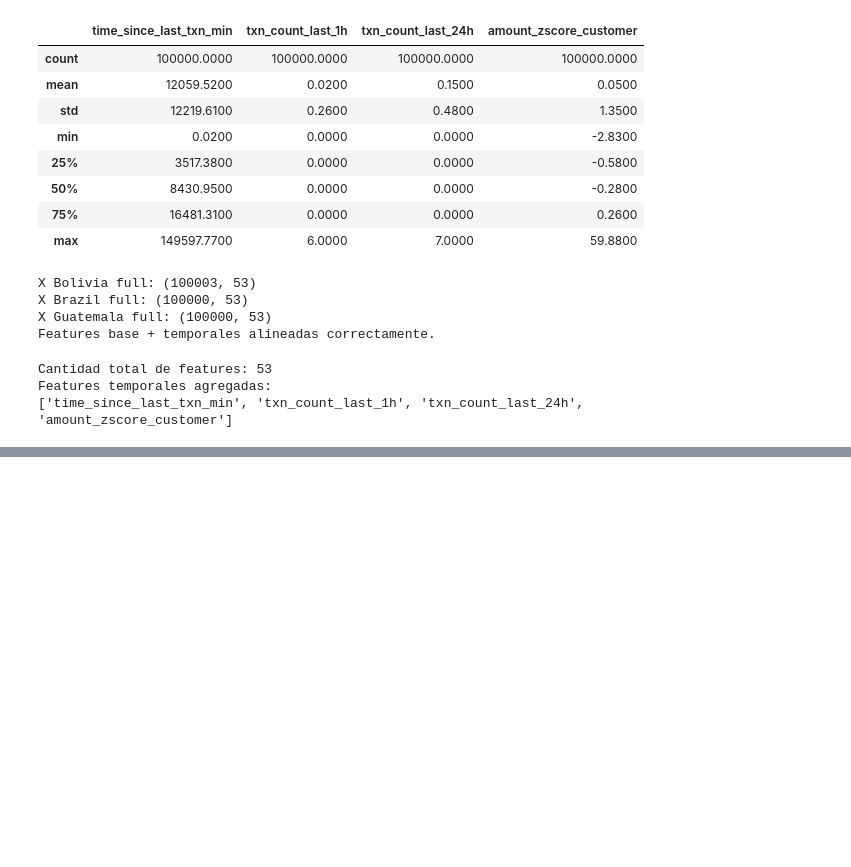
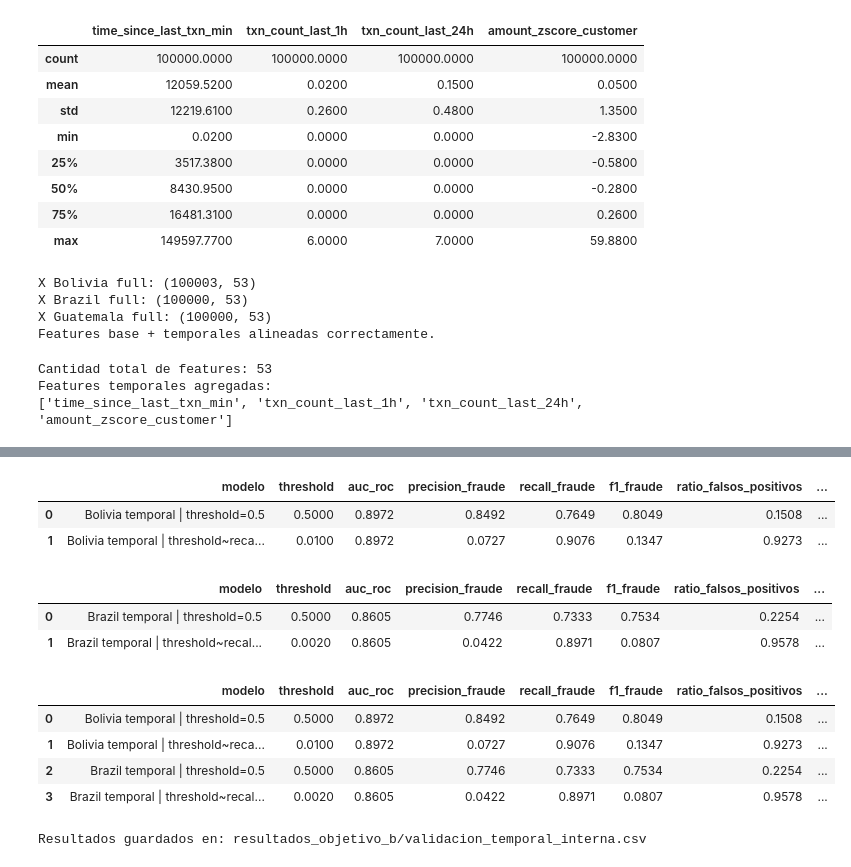
Before and after one commit to JPS4321/AnalisisFraude_plusTI, a Jupyter notebook: Modelado_Federado_Guatemala.ipynb, the cells around one changed output, grey strips where cells are left out. Cells and saved outputs as stored; diff of their text form; code cells hidden in the pictures; blank space fills up the shorter version.

```diff
--- a/Modelado_Federado_Guatemala.ipynb
+++ b/Modelado_Federado_Guatemala.ipynb
@@ -530,0 +986,70 @@ Features temporales agregadas:
+# %%
+bo_temporal_result = run_training_scenario(
+    scenario_name="Bolivia temporal",
+    X_train=X_bo_train_time,
+    y_train=y_bo_train_time,
+    X_eval=X_bo_test_time,
+    y_eval=y_bo_test_time,
+    target_recall=0.90,
+    random_state=42,
+)
+
+pd.DataFrame(bo_temporal_result["metrics"])
+# %% [output]
+|  | modelo | threshold | auc_roc | precision_fraude | recall_fraude | f1_fraude | ratio_falsos_positivos | ... |
+| 0 | Bolivia temporal | threshold=0.5 | 0.5000 | 0.8972 | 0.8492 | 0.7649 | 0.8049 | 0.1508 | ... |
+| 1 | Bolivia temporal | threshold~reca... | 0.0100 | 0.8972 | 0.0727 | 0.9076 | 0.1347 | 0.9273 | ... |
+# %%
+br_temporal_result = run_training_scenario(
+    scenario_name="Brazil temporal",
+    X_train=X_br_train_time,
+    y_train=y_br_train_time,
+    X_eval=X_br_test_time,
+    y_eval=y_br_test_time,
+    target_recall=0.90,
+    random_state=42,
+)
+
+pd.DataFrame(br_temporal_result["metrics"])
+# %% [output]
+|  | modelo | threshold | auc_roc | precision_fraude | recall_fraude | f1_fraude | ratio_falsos_positivos | ... |
+| 0 | Brazil temporal | threshold=0.5 | 0.5000 | 0.8605 | 0.7746 | 0.7333 | 0.7534 | 0.2254 | ... |
+| 1 | Brazil temporal | threshold~recal... | 0.0020 | 0.8605 | 0.0422 | 0.8971 | 0.0807 | 0.9578 | ... |
+# %%
+df_validacion_temporal = pd.DataFrame(
+    bo_temporal_result["metrics"] +
+    br_temporal_result["metrics"]
+)
+
+cols_resultados = [
+    "modelo",
+    "threshold",
+    "auc_roc",
+    "precision_fraude",
+    "recall_fraude",
+    "f1_fraude",
+    "ratio_falsos_positivos",
+    "TP",
+    "FP",
+    "FN",
+    "TN",
+    "alertas_totales",
+]
+
+df_validacion_temporal = df_validacion_temporal[cols_resultados]
+
+df_validacion_temporal
+# %% [output]
+|  | modelo | threshold | auc_roc | precision_fraude | recall_fraude | f1_fraude | ratio_falsos_positivos | ... |
+| 0 | Bolivia temporal | threshold=0.5 | 0.5000 | 0.8972 | 0.8492 | 0.7649 | 0.8049 | 0.1508 | ... |
+| 1 | Bolivia temporal | threshold~reca... | 0.0100 | 0.8972 | 0.0727 | 0.9076 | 0.1347 | 0.9273 | ... |
+| 2 | Brazil temporal | threshold=0.5 | 0.5000 | 0.8605 | 0.7746 | 0.7333 | 0.7534 | 0.2254 | ... |
+| 3 | Brazil temporal | threshold~recal... | 0.0020 | 0.8605 | 0.0422 | 0.8971 | 0.0807 | 0.9578 | ... |
+# %%
+ruta_validacion_temporal = "resultados_objetivo_b/validacion_temporal_interna.csv"
+
+df_validacion_temporal.to_csv(ruta_validacion_temporal, index=False)
+
+print("Resultados guardados en:", ruta_validacion_temporal)
+# %% [output]
+Resultados guardados en: resultados_objetivo_b/validacion_temporal_interna.csv
```
Also changed, not shown: parts of 26 cells of this notebook.
